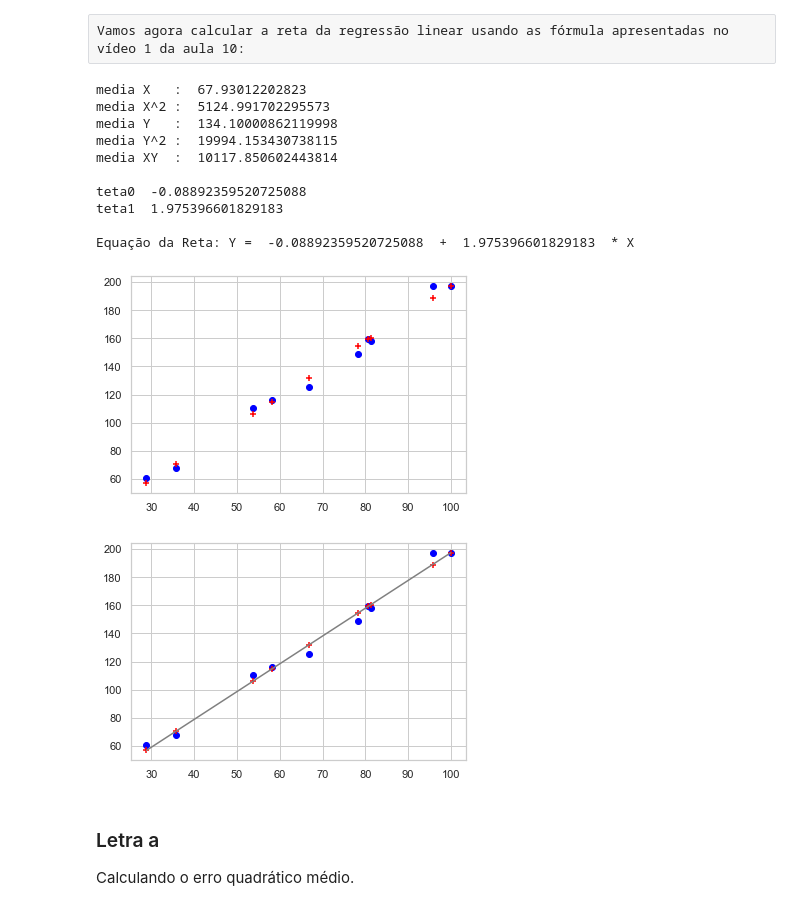
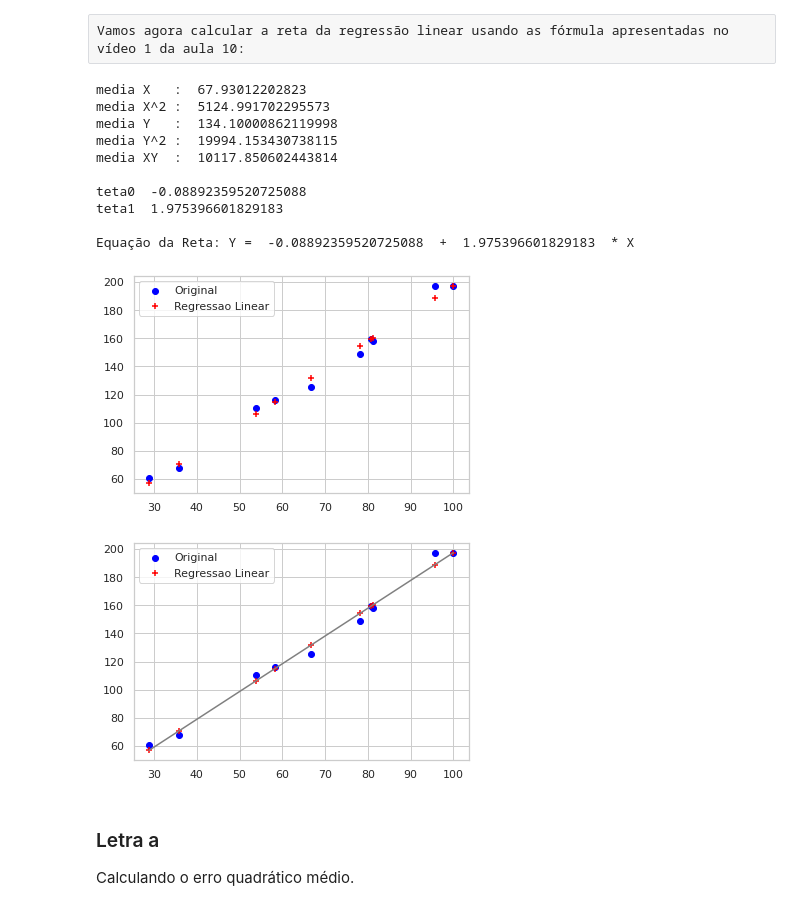
Before and after one commit to MarcosEduard0/Intelig-ncia-Artificial, a Jupyter notebook: Regrecao Linear/regressao-linear-aula.ipynb, the cells around one changed output. Cells and saved outputs as stored; diff of their text form; code cells hidden in the pictures.

```diff
--- a/Regrecao Linear/regressao-linear-aula.ipynb
+++ b/Regrecao Linear/regressao-linear-aula.ipynb
@@ -83,35 +83,37 @@ print('media XY  : ',np.mean(X*Y))
 print()
 print('teta0 ',teta0)
 print('teta1 ',teta1)
 print()
 print('Equação da Reta: Y = ', teta0,' + ',teta1,' * X' )
 
 # plotando os pontos previstos e a reta
 Y_pred_media = teta0+teta1*X
 
 plt.scatter(X, Y,marker='o',color='blue')  #pontos originais
 plt.scatter(X, Y_pred_media,marker='+',color='red') #pontos previstos
 plt.savefig('pontos_originais_previstos.png')
+plt.legend(['Original', 'Regressao Linear'])
 plt.show()
 
 plt.scatter(X, Y,marker='o',color='blue')  #pontos originais
 plt.scatter(X, Y_pred_media,marker='+',color='red') #pontos previstos
 plt.plot(X, Y_pred_media, color='gray')
 plt.savefig('reta_prevista.png')
+plt.legend(['Original', 'Regressao Linear'])
 plt.show()
 # %% [output]
 media X   :  67.93012202823
 media X^2 :  5124.991702295573
 media Y   :  134.10000862119998
 media Y^2 :  19994.153430738115
 media XY  :  10117.850602443814
 
 teta0  -0.08892359520725088
 teta1  1.975396601829183
 
 Equação da Reta: Y =  -0.08892359520725088  +  1.975396601829183  * X
-[figure, old version]
+[figure, new version]
-[figure, old version]
+[figure, new version]
 # %% [markdown]
 ### Letra a
 Calculando o erro quadrático médio.
```
Also changed, not shown: parts of 8 cells of this notebook, 7 other files.
